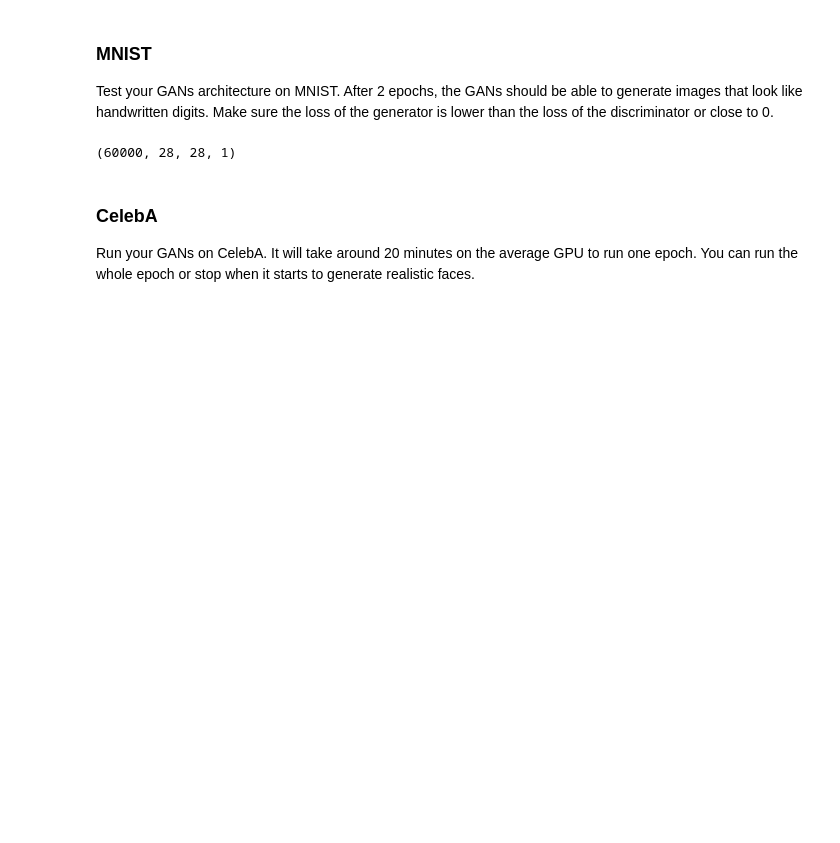
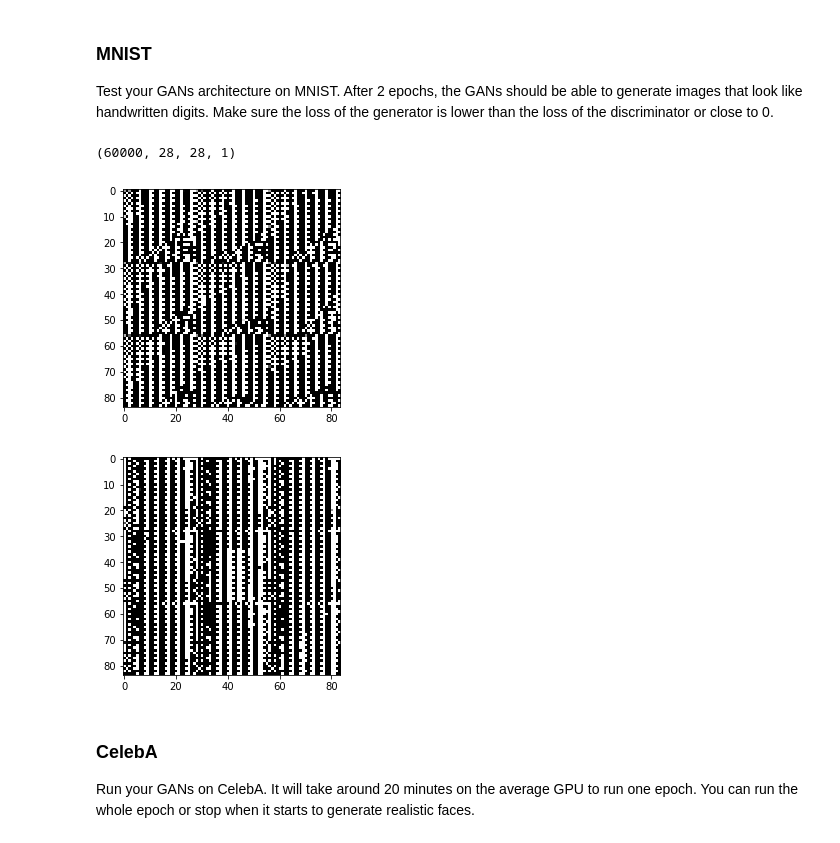
Before and after one commit to stubz/deep-learning, a Jupyter notebook: face_generation/dlnd_face_generation.ipynb, the cells around one changed output. Cells and saved outputs as stored; diff of their text form; code cells hidden in the pictures; blank space fills up the shorter version.

Commit message:
made train

```diff
--- a/face_generation/dlnd_face_generation.ipynb
+++ b/face_generation/dlnd_face_generation.ipynb
@@ -360,13 +360,17 @@ def train(epoch_count, batch_size, z_dim, learning_rate, beta1, get_batches, dat
             for batch_images in get_batches(batch_size):
                 i += 1
                 # TODO: Train Model
-                batch_images_reshape = batch_images[0].reshape((batch_size, batch_images.shape[1]*batch_images[2]*batch_images[3]))
-                batch_images_reshape = batch_images_reshape  * 2.0 - 1.0 # takes values between -1 and 1
+                # batch_images_reshape = batch_images.reshape((batch_size, batch_images.shape[1]*batch_images[2]*batch_images[3]))
+                #batch_images_reshape = batch_images.reshape((batch_size, data_shape[1]*data_shape[2]*data_shape[3]))
+                batch_images_reshape = batch_images * 2.0 - 1.0 # takes values between -1 and 1
                 # Sample random noise for G
                 batch_z = np.random.uniform(-1, 1, size=(batch_size, z_dim))
                 # Run optimizers
-                _ = sess.run(d_train_opt, feed_dict={input_real: batch_images_reshape, input_z: batch_z})
-                _ = sess.run(g_train_opt, feed_dict={input_z: batch_z})
+                _ = sess.run(d_train_opt, feed_dict={input_real: batch_images_reshape, input_z: batch_z, lr:learning_rate})
+                _ = sess.run(g_train_opt, feed_dict={input_z: batch_z, lr:learning_rate})
+
+#                _ = sess.run(d_train_opt, feed_dict={input_z: batch_z, input_real: batch_images, lr: learning_rate})
+#                _ = sess.run(g_train_opt, feed_dict={input_z: batch_z, input_real: batch_images, lr: learning_rate})
 
                 if i % 100 == 0:
                     show_generator_output(sess, 10, input_z, data_shape[3], data_image_mode)
@@ -390,21 +392,24 @@ print(mnist_dataset.shape)
 # %% [output]
 (60000, 28, 28, 1)
 # %%
-batch_size = None
-z_dim = None
-learning_rate = None
-beta1 = None
+batch_size = 100
+z_dim = 100
+learning_rate = 0.01
+beta1 = 0.9
 
 
 """
 DON'T MODIFY ANYTHING IN THIS CELL THAT IS BELOW THIS LINE
 """
 epochs = 2
 
 mnist_dataset = helper.Dataset('mnist', glob(os.path.join(data_dir, 'mnist/*.jpg')))
 with tf.Graph().as_default():
     train(epochs, batch_size, z_dim, learning_rate, beta1, mnist_dataset.get_batches,
           mnist_dataset.shape, mnist_dataset.image_mode)
+# %% [output]
+[figure, added]
+[figure, added]
 # %% [markdown]
 ### CelebA
 Run your GANs on CelebA.  It will take around 20 minutes on the average GPU to run one epoch.  You can run the whole epoch or stop when it starts to generate realistic faces.
```
Also changed, not shown: parts of 1 cell of this notebook.
